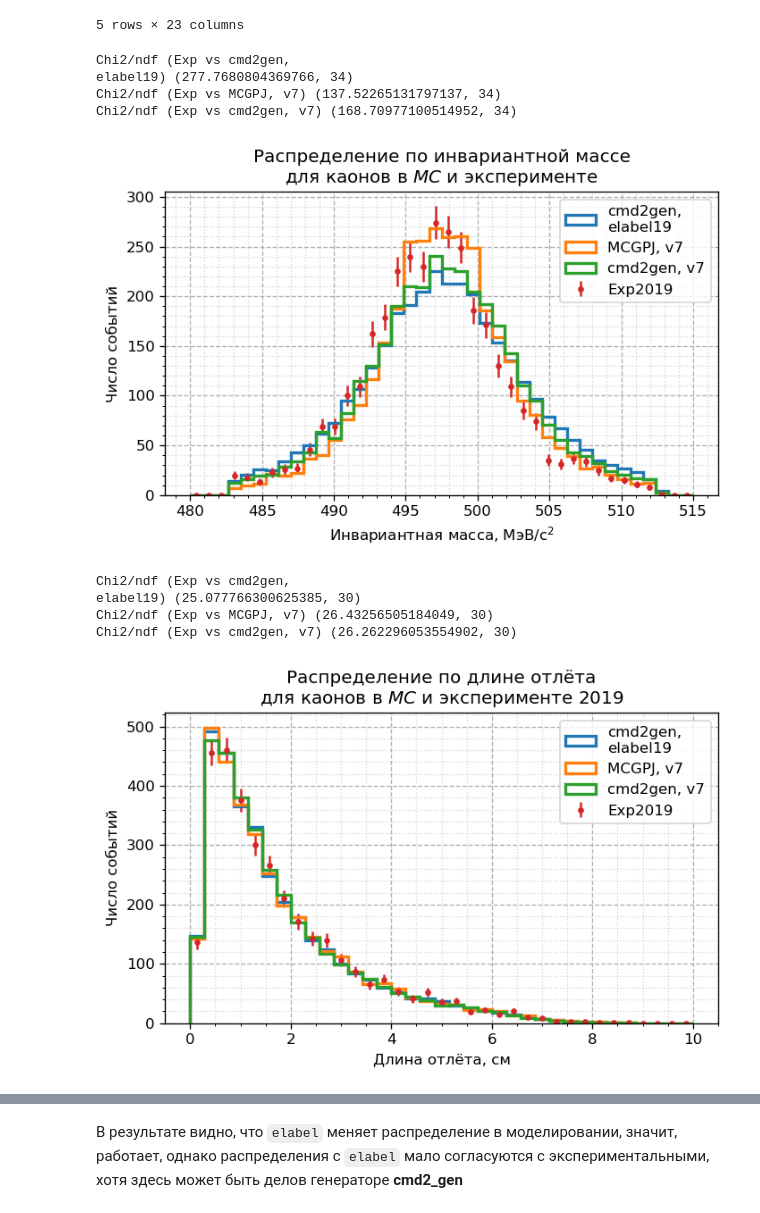
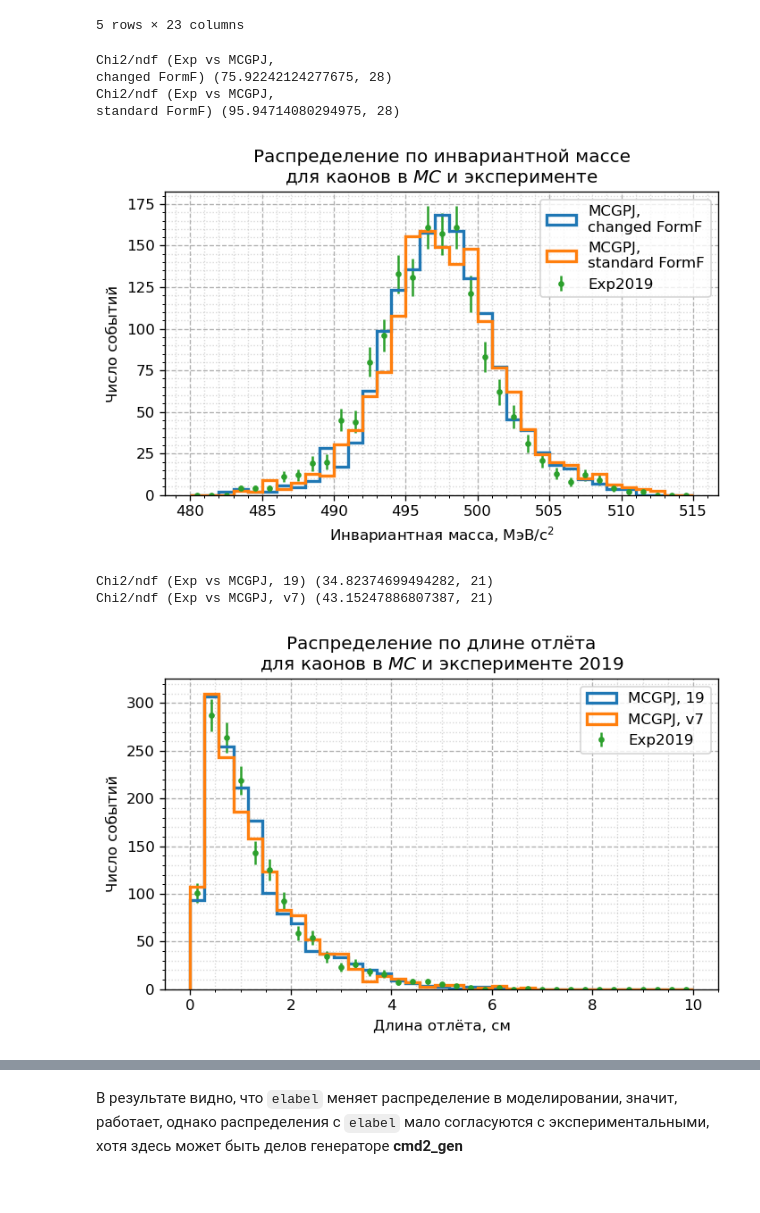
Before and after one commit to nikita-p/kskl20, a Jupyter notebook: notebooks/01. AnglesNote.ipynb, the cells around one changed output, grey strips where cells are left out. Drawn from its saved outputs; the diff is of its cells as text; code cells hidden in the pictures.

Commit message:
update docs and data

```diff
--- a/notebooks/01. AnglesNote.ipynb
+++ b/notebooks/01. AnglesNote.ipynb
@@ -234,10 +285,15 @@ dfBins.head()
 На примере 19 года соотнесу три/четыре типа моделирования: **MCGPJ** и **cmd2_gen** с `elabel` и без
 # %%
 dfE19 = prepare_data('../trees/exp2019_allTheta_allMoms.root')
-dfMC_19sg, dfMC_7pj, dfMC_7sg = prepare_data('../trees/mc19_sg.root'), prepare_data('../trees/mc7_mcgpj.root'), prepare_data('../trees/mc7_sg.root')
-dfE19, dfMC_19sg, dfMC_7pj, dfMC_7sg = assign_mc_weight(dfE19, dfMC_19sg, dfMC_7pj, dfMC_7sg)
+dfMC_19sg, dfMC_7pj, dfMC_7sg, dfMC_19pg = \
+prepare_data('../trees/mc19_sg.root'), prepare_data('../trees/mc7_mcgpj.root'), \
+prepare_data('../trees/mc7_sg.root'), prepare_data('../trees/mcgpj537.5_19.root')
 
-dfMCs, labs = [dfMC_19sg, dfMC_7pj, dfMC_7sg], ['cmd2gen,\nelabel19', 'MCGPJ, v7', 'cmd2gen, v7']
+dfE19, dfMC_19sg, dfMC_7pj, dfMC_7sg, dfMC_19pg = assign_mc_weight(dfE19, dfMC_19sg, dfMC_7pj, dfMC_7sg, dfMC_19pg)
+
+dfMCs, labs = [dfMC_19pg, dfMC_7pj, dfMC_19sg, dfMC_7sg], ['MCGPJ,\nchanged FormF', 'MCGPJ,\nstandard FormF', 'cmd2gen,\nelabel19', 'cmd2gen, v7']
+# %%
+dfMCs, labs = dfMCs[:2], labs[:2]
 # %%
 dfMC_19sg.head()
 # %% [output]
@@ -250,19 +306,20 @@ dfMC_19sg.head()
 | 537.5 | 537.5 | 3 | 1.653791 | 1.588032 | 0.781196 | 0.500936 | 140.299942 | 293.247162 | 0.723954 | -0.328564 | ... | ... |
 5 rows × 23 columns
 # %%
-bins, r = 40, (480, 515)
+bins, r = 35, (480, 515)
 for df, lab in zip(dfMCs, labs):
     plt.hist(df.ksminv, bins=bins, histtype='step', lw=2, label=lab, range=r, weights=df.weight)
     print('Chi2/ndf', f'(Exp vs {lab})',
       chi2_ndf(dfE19.ksminv, df.ksminv, bins=bins, range=r, weights1=dfE19.weight, weights2=df.weight))
 hep_histo(dfE19.ksminv, bins=bins, range=r, label='Exp2019')
 my_style('Распределение по инвариантной массе\nдля каонов в $MC$ и эксперименте', 'Инвариантная масса, МэВ/с${}^2$', 'Число событий', legend=True)
+# plt.savefig('pic1.png')
 # %% [output]
-Chi2/ndf (Exp vs cmd2gen,
-elabel19) (277.7680804369766, 34)
-Chi2/ndf (Exp vs MCGPJ, v7) (137.52265131797137, 34)
-Chi2/ndf (Exp vs cmd2gen, v7) (168.70977100514952, 34)
+Chi2/ndf (Exp vs MCGPJ,
+changed FormF) (75.92242124277675, 28)
+Chi2/ndf (Exp vs MCGPJ,
+standard FormF) (95.94714080294975, 28)
-[figure, old version]
+[figure, new version]
 # %%
 bins, r = 35, (0, 10)
 for df, lab in zip(dfMCs, labs):
@@ -272,9 +329,7 @@ for df, lab in zip(dfMCs, labs):
 hep_histo(dfE19.kslen, bins=bins, range=r, label='Exp2019')
 my_style('Распределение по длине отлёта\nдля каонов в $MC$ и эксперименте 2019', 'Длина отлёта, см', 'Число событий', legend=True)
 # %% [output]
-Chi2/ndf (Exp vs cmd2gen,
-elabel19) (25.077766300625385, 30)
-Chi2/ndf (Exp vs MCGPJ, v7) (26.43256505184049, 30)
-Chi2/ndf (Exp vs cmd2gen, v7) (26.262296053554902, 30)
+Chi2/ndf (Exp vs MCGPJ, 19) (34.82374699494282, 21)
+Chi2/ndf (Exp vs MCGPJ, v7) (43.15247886807387, 21)
-[figure, old version]
+[figure, new version]
 # %%
```
Also changed, not shown: parts of 13 cells of this notebook, 3 other files.
